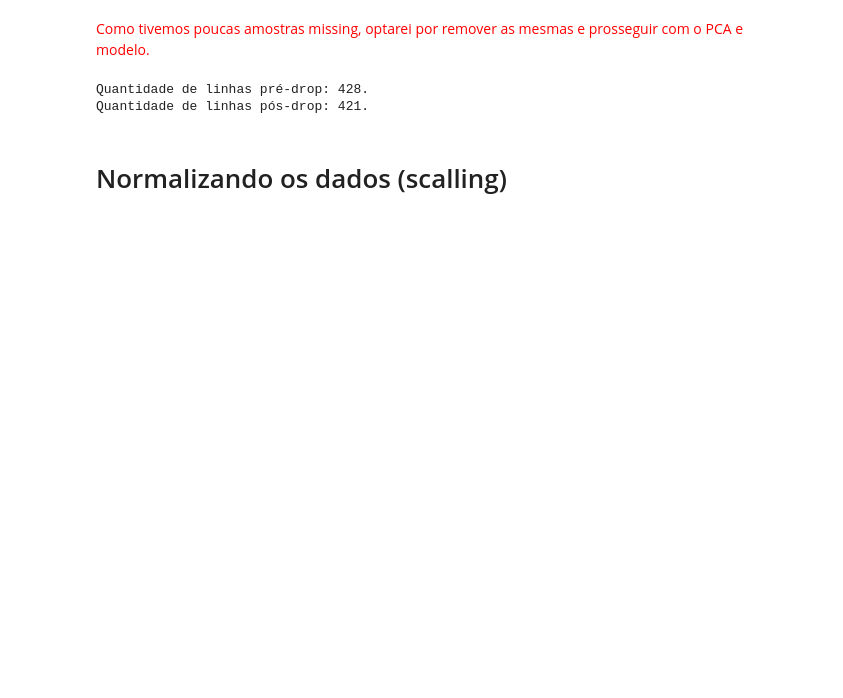
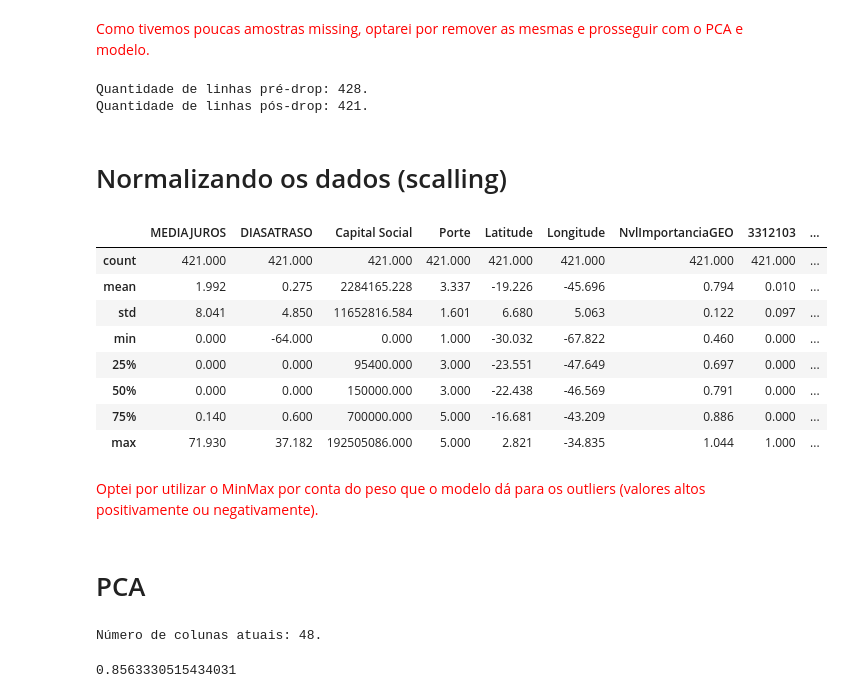
Before and after one commit to evanjr99/Customer-Cluster, a Jupyter notebook: Clusterização - Porte da Empresa.ipynb, the cells around one changed output. Saved outputs shown, nothing was run; the diff lists cells and outputs as text; code cells hidden in the pictures; blank space fills up the shorter version.

```diff
--- a/Clusterização - Porte da Empresa.ipynb
+++ b/Clusterização - Porte da Empresa.ipynb
@@ -460,3 +498,15 @@ Quantidade de linhas pré-drop: 428.
 Quantidade de linhas pós-drop: 421.
 # %% [markdown]
 # Normalizando os dados (scalling)
+# %%
+df.describe()
+# %% [output]
+|  | MEDIAJUROS | DIASATRASO | Capital Social | Porte | Latitude | Longitude | NvlImportanciaGEO | 3312103 | ... |
+| count | 421.000 | 421.000 | 421.000 | 421.000 | 421.000 | 421.000 | 421.000 | 421.000 | ... |
+| mean | 1.992 | 0.275 | 2284165.228 | 3.337 | -19.226 | -45.696 | 0.794 | 0.010 | ... |
+| std | 8.041 | 4.850 | 11652816.584 | 1.601 | 6.680 | 5.063 | 0.122 | 0.097 | ... |
+| min | 0.000 | -64.000 | 0.000 | 1.000 | -30.032 | -67.822 | 0.460 | 0.000 | ... |
+| 25% | 0.000 | 0.000 | 95400.000 | 3.000 | -23.551 | -47.649 | 0.697 | 0.000 | ... |
+| 50% | 0.000 | 0.000 | 150000.000 | 3.000 | -22.438 | -46.569 | 0.791 | 0.000 | ... |
+| 75% | 0.140 | 0.600 | 700000.000 | 5.000 | -16.681 | -43.209 | 0.886 | 0.000 | ... |
+| max | 71.930 | 37.182 | 192505086.000 | 5.000 | 2.821 | -34.835 | 1.044 | 1.000 | ... |
@@ -462,0 +518,17 @@ Quantidade de linhas pós-drop: 421.
+# %% [markdown]
+<font color=red>Optei por utilizar o MinMax por conta do peso que o modelo dá para os outliers (valores altos positivamente ou negativamente).<font color=red>
+# %% [markdown]
+# PCA
+# %%
+print(f'Número de colunas atuais: {df_norm.shape[1]}.')
+# %% [output]
+Número de colunas atuais: 48.
+# %%
+from sklearn.decomposition import PCA
+
+pca_model = PCA(n_components=15)
+pca_model.fit_transform(df_norm)
+
+sum(pca_model.explained_variance_ratio_)
+# %% [output]
+0.8563330515434031
```
Also changed, not shown: parts of 10 cells of this notebook.
